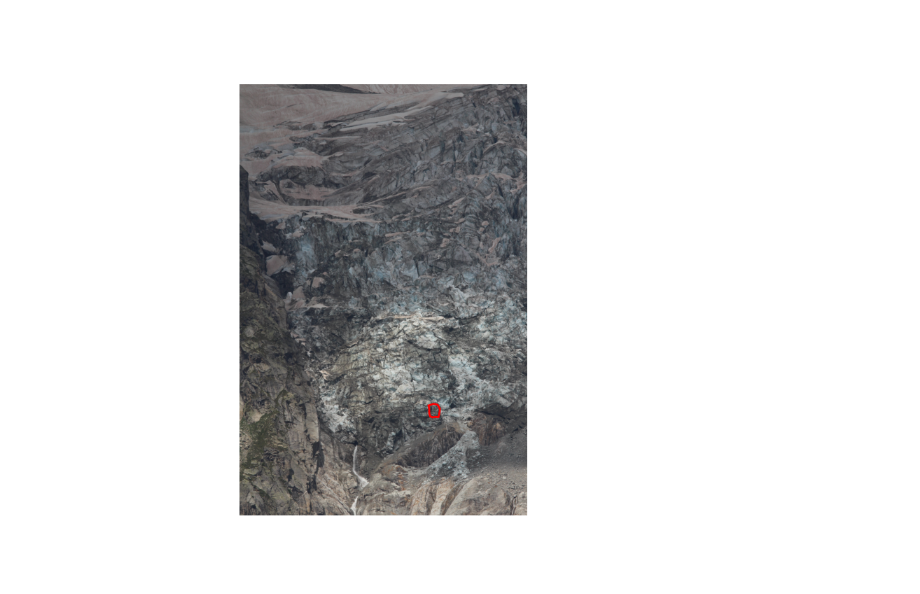
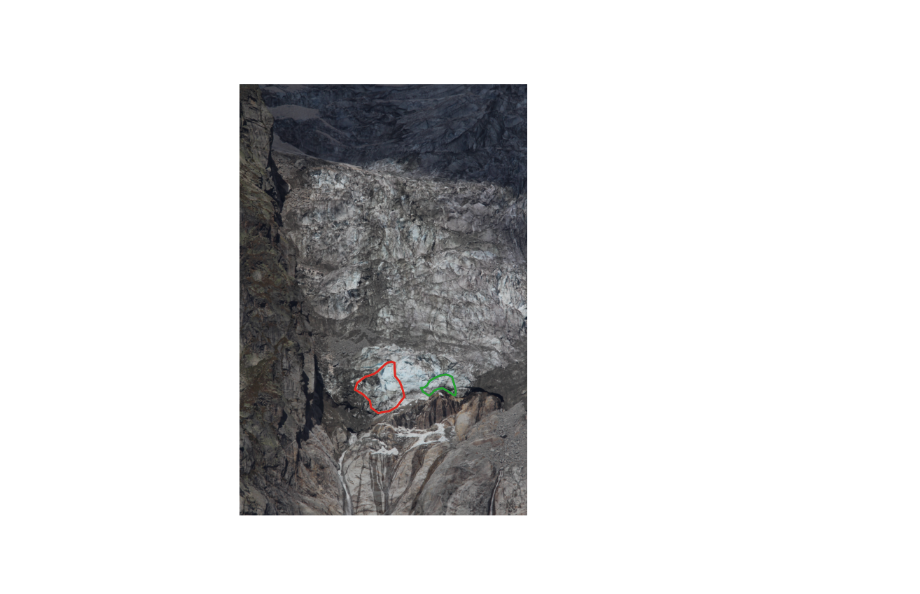
Before and after one commit to franioli/ppcx-collapses, a Jupyter notebook: read_collapses.ipynb, the cells around one changed output. Drawn from its saved outputs; the diff is of its cells as text; code cells hidden in the pictures.

```diff
--- a/read_collapses.ipynb
+++ b/read_collapses.ipynb
@@ -2,17 +2,20 @@
 %reload_ext autoreload
 %autoreload 2
 %matplotlib widget
-
 
 from pathlib import Path
 
 import fiona
 import matplotlib.pyplot as plt
 import numpy as np
+from shapely import wkt as shapely_wkt
 from shapely.geometry import shape
+from shapely.geometry.base import BaseGeometry
 from shapely.ops import transform
 from sqlalchemy import create_engine
+from tqdm import tqdm
 
+from ppcollapse import logger
 from ppcollapse.utils.config import ConfigManager
 from ppcollapse.utils.database import get_image
 
@@ -20,15 +23,11 @@ RANDOM_SEED = 8927
 rng = np.random.default_rng(RANDOM_SEED)
 
 # Load configuration
-config = ConfigManager()
-db_engine = create_engine(config.db_url)
+config = ConfigManager(config_path="config.yaml")
+db_engine = create_engine(
+    "postgresql://postgres:postgresppcx@150.145.51.193:5434/sandbox"
+)
 
 shape_dir = Path("data/SHAPEFILES_adj")
 file_ext = ".shp"
-
-image_id = 32219
-
-year = 2023
-year_dir = shape_dir / f"{year}_qgis"
-
-files = sorted(year_dir.glob(f"*{file_ext}"))
+volume_file_dir = Path("data/crolli")
@@ -59,16 +325,23 @@ Reading data/SHAPEFILES_adj/2023_qgis/20230601.shp...
 # %%
+date = "2018-09-19"
+
+query = """
+    SELECT c.id, c.image_id, ST_AsText(c.geom) AS geom_wtk, area, volume
+    FROM ppcx_app_collapse c
+    JOIN ppcx_app_image img ON c.image_id = img.id
+    WHERE img.acquisition_timestamp::date = %s
+"""
+df_read = pd.read_sql(query, db_engine, params=(date,))
+img = get_image(image_id=df_read["image_id"].values[0], config=config)
+
 fig, ax = plt.subplots(figsize=(8, 8))
 ax.imshow(img)
-if geom.geom_type == "Polygon":
-    geoms = [geom]
-else:
-    geoms = geom.geoms
-
-for g in geoms:
+colormap = plt.get_cmap("tab10")
+for i, g in enumerate(df_read["geom_wtk"]):
+    g = shapely_wkt.loads(g)
     xs, ys = g.exterior.xy
-
-    ax.fill(xs, ys, facecolor="none", edgecolor="red", linewidth=2)
+    ax.fill(xs, ys, facecolor="none", edgecolor=colormap(i), linewidth=2)
 ax.set_axis_off()
 plt.show()
 # %% [output]
-[figure, old version]
+[figure, new version]
```
Also changed, not shown: parts of 3 cells of this notebook, 1 other file.
